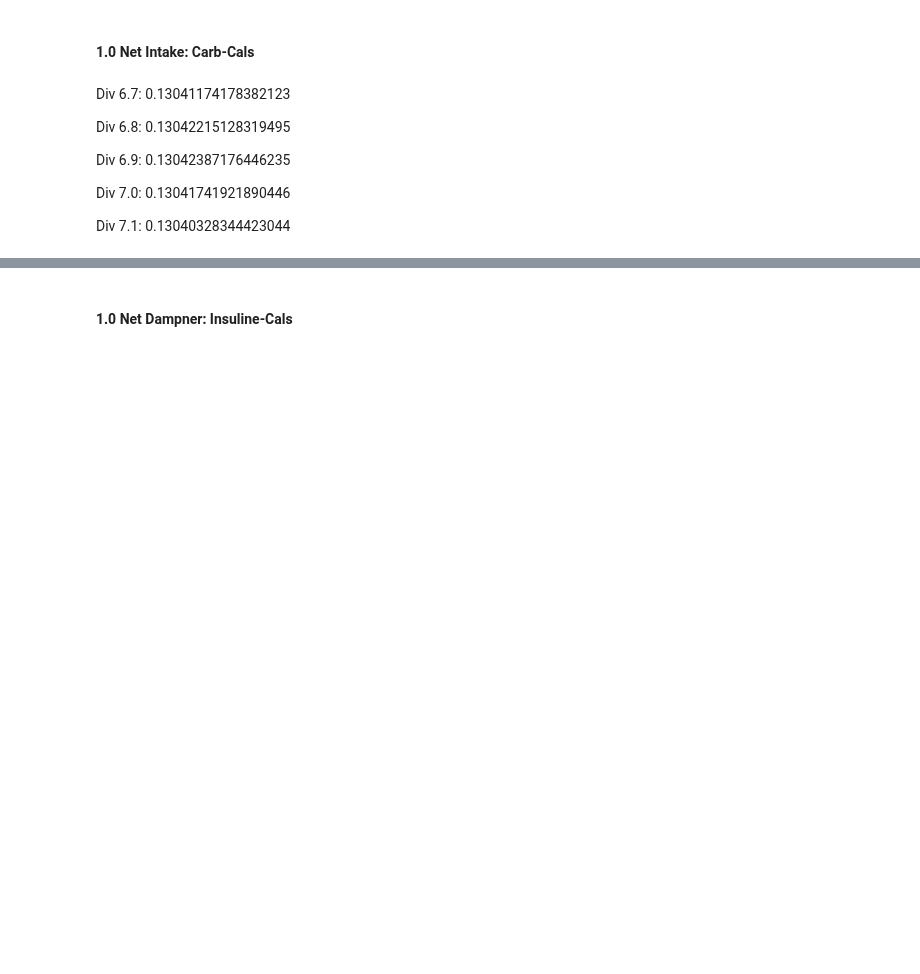
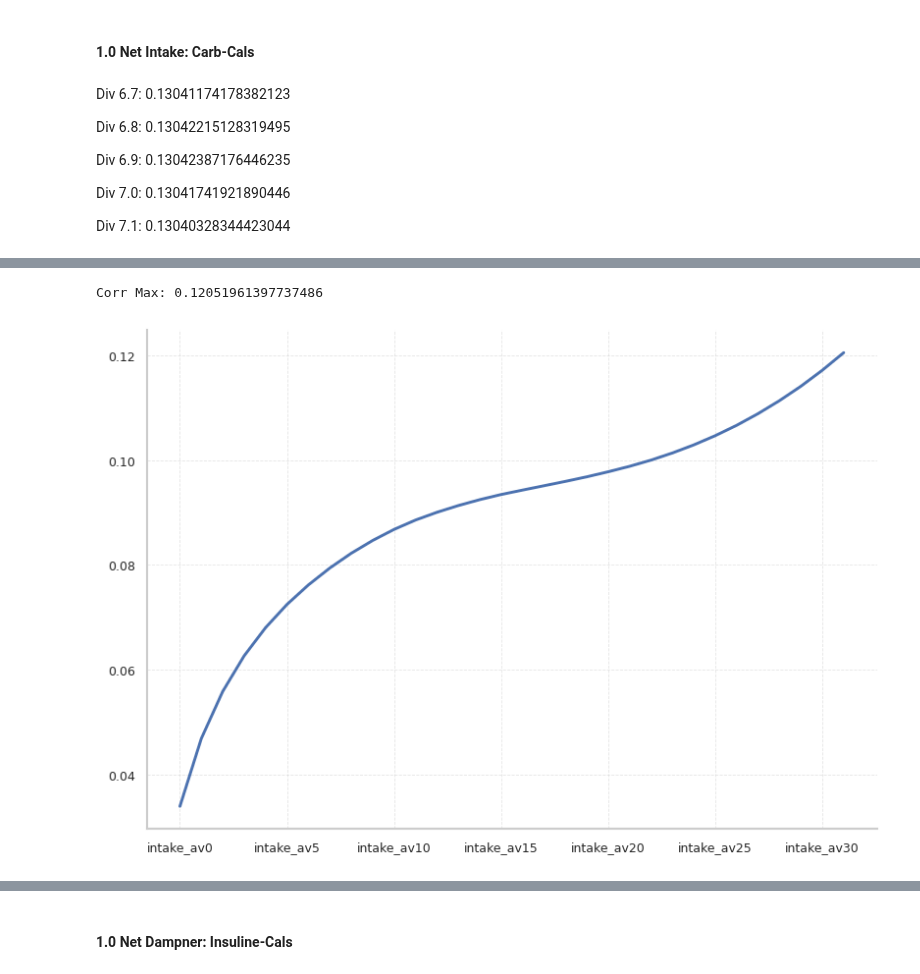
Before and after one commit to fabriziobasso/Colab_backup, a Jupyter notebook: File_01_EDA_extradata.ipynb, the cells around one changed output, grey strips where cells are left out. Saved outputs shown, nothing was run; the diff lists cells and outputs as text; code cells hidden in the pictures; blank space fills up the shorter version.

```diff
--- a/File_01_EDA_extradata.ipynb
+++ b/File_01_EDA_extradata.ipynb
@@ -1329,6 +1496,9 @@ plt.show()
 # %%
 print(new_train.shape)
 print(new_test.shape)
+
+new_train.drop(cols_cals, axis=1, inplace=True)
+new_test.drop(cols_cals, axis=1, inplace=True)
 
 new_train = pd.concat([new_train,cal_col_train_average],ignore_index=False, axis=1)
 new_test = pd.concat([new_test,cal_col_test_average],ignore_index=False, axis=1)
@@ -1344,0 +1530,5 @@ act_col_train.iloc[:,1:].corr()["bg+1:00"][:-1].plot()#.style.background_gradien
+# %%
+col_act = list(new_train.filter(regex='activity').columns)
+# %%
+new_train.drop(col_act, axis=1, inplace=True)
+new_test.drop(col_act, axis=1, inplace=True)
@@ -1356,4 +1551,6 @@ Div 6.9: 0.13042387176446235
 Div 7.0: 0.13041741921890446
 
 Div 7.1: 0.13040328344423044
+# %%
+cols = list(new_train.filter(regex="cals").columns)
 # %%
@@ -1369,17 +1579,20 @@ Div 7.1: 0.13040328344423044
 # %%
-net_intake = carb_col_train_average.values-cal_col_train_average.div(0.6).values
-net_intake_test = carb_col_test_average.values-cal_col_test_average.div(0.6).values
+net_intake = carb_col_train_average.values-new_train.filter(regex="cals").div(4.2).values
+net_intake_test = carb_col_test_average.values-new_test.filter(regex="cals").div(4.2).values
 new_cols = [x.replace("cals","intake") for x in cols]
 
 net_intake = pd.DataFrame(net_intake, columns=new_cols, index=carb_col_train_average.index)
 net_intake_test = pd.DataFrame(net_intake_test, columns=new_cols, index=carb_col_test_average.index)
-net_intake["bg+1:00"] = train["bg+1:00"].values
+net_intake["bg+1:00"] = df_train["bg+1:00"].values
 max_corr = net_intake.corr()["bg+1:00"][:-1].max()
 
 print(f"Corr Max: {max_corr}")
 net_intake.corr()["bg+1:00"][:-1].plot()
 plt.show()
 net_intake.drop(columns=["bg+1:00"],inplace=True)
+# %% [output]
+Corr Max: 0.12051961397737486
+[figure, added]
 # %%
 print(new_train.shape)
 print(new_test.shape)
```
Also changed, not shown: parts of 130 cells of this notebook.
